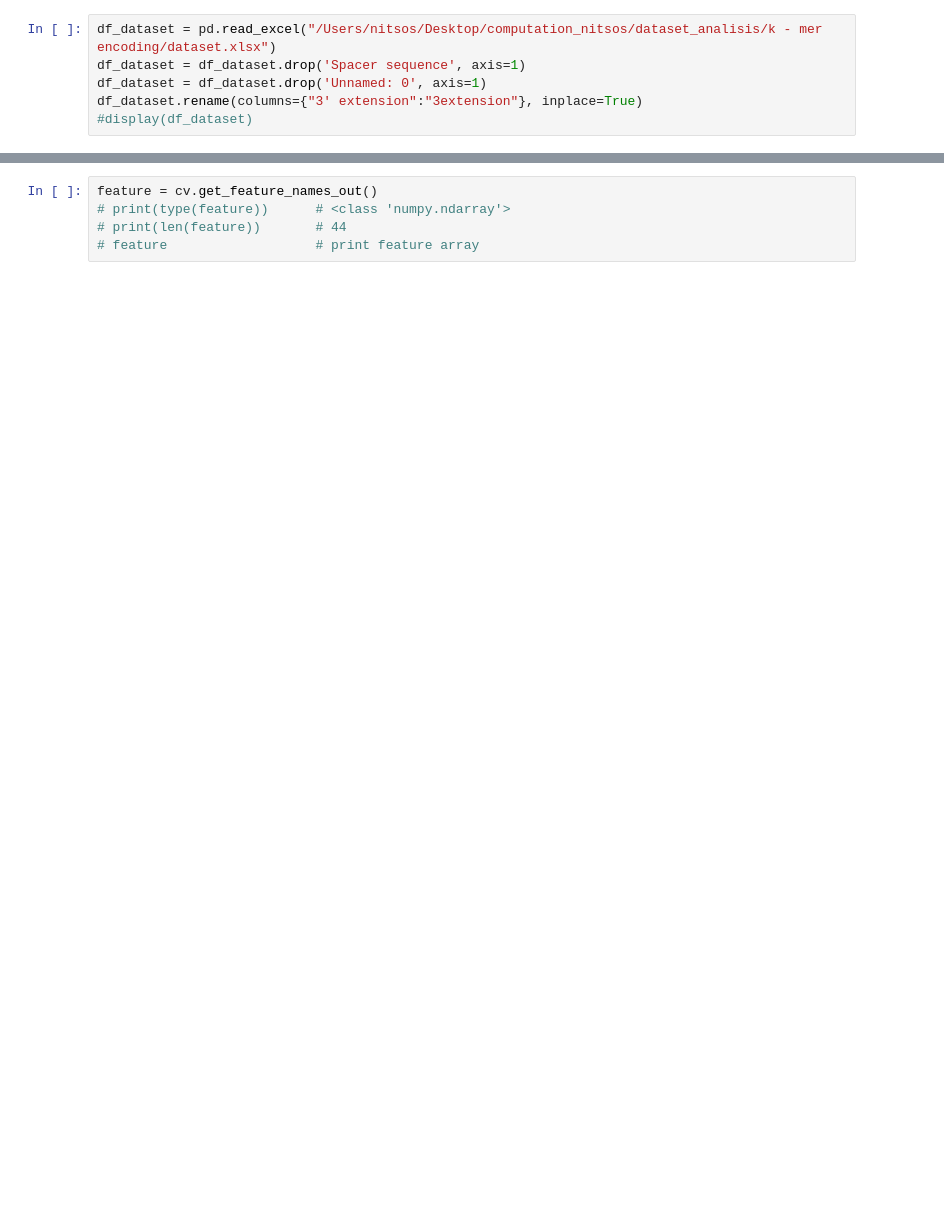
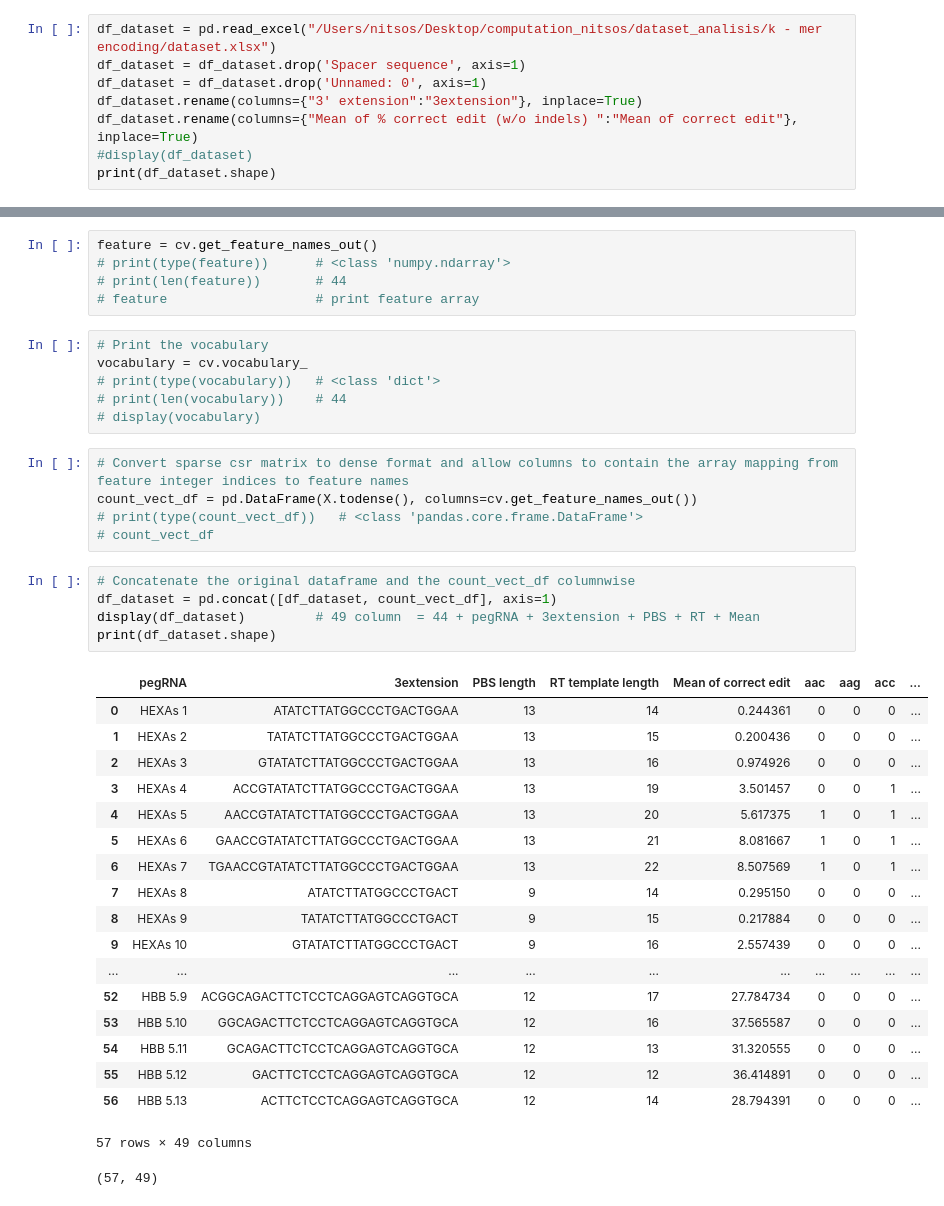
Before and after one commit to dimitrisnitsos/TP53_L194F_analysis, a Jupyter notebook: k - mer encoding/k_mer_encoding.ipynb, the cells around one changed output, grey strips where cells are left out. Cells and saved outputs as stored; diff of their text form; blank space fills up the shorter version.

```diff
--- a/k - mer encoding/k_mer_encoding.ipynb
+++ b/k - mer encoding/k_mer_encoding.ipynb
@@ -25,4 +25,6 @@ df_dataset = pd.read_excel("/Users/nitsos/Desktop/computation_nitsos/dataset_ana
 df_dataset = df_dataset.drop('Spacer sequence', axis=1)
 df_dataset = df_dataset.drop('Unnamed: 0', axis=1)
 df_dataset.rename(columns={"3' extension":"3extension"}, inplace=True)
+df_dataset.rename(columns={"Mean of % correct edit (w/o indels) ":"Mean of correct edit"}, inplace=True)
 #display(df_dataset)
+print(df_dataset.shape)
@@ -39,3 +43,39 @@ feature = cv.get_feature_names_out()
 # print(type(feature))      # <class 'numpy.ndarray'>
 # print(len(feature))       # 44
 # feature                   # print feature array
+# %%
+# Print the vocabulary
+vocabulary = cv.vocabulary_
+# print(type(vocabulary))   # <class 'dict'>
+# print(len(vocabulary))    # 44
+# display(vocabulary)
+# %%
+# Convert sparse csr matrix to dense format and allow columns to contain the array mapping from feature integer indices to feature names
+count_vect_df = pd.DataFrame(X.todense(), columns=cv.get_feature_names_out())
+# print(type(count_vect_df))   # <class 'pandas.core.frame.DataFrame'>
+# count_vect_df
+# %%
+# Concatenate the original dataframe and the count_vect_df columnwise
+df_dataset = pd.concat([df_dataset, count_vect_df], axis=1)
+display(df_dataset)         # 49 column  = 44 + pegRNA + 3extension + PBS + RT + Mean
+print(df_dataset.shape)
+# %% [output]
+|  | pegRNA | 3extension | PBS length | RT template length | Mean of correct edit | aac | aag | acc | ... |
+| 0 | HEXAs 1 | ATATCTTATGGCCCTGACTGGAA | 13 | 14 | 0.244361 | 0 | 0 | 0 | ... |
+| 1 | HEXAs 2 | TATATCTTATGGCCCTGACTGGAA | 13 | 15 | 0.200436 | 0 | 0 | 0 | ... |
+| 2 | HEXAs 3 | GTATATCTTATGGCCCTGACTGGAA | 13 | 16 | 0.974926 | 0 | 0 | 0 | ... |
+| 3 | HEXAs 4 | ACCGTATATCTTATGGCCCTGACTGGAA | 13 | 19 | 3.501457 | 0 | 0 | 1 | ... |
+| 4 | HEXAs 5 | AACCGTATATCTTATGGCCCTGACTGGAA | 13 | 20 | 5.617375 | 1 | 0 | 1 | ... |
+| 5 | HEXAs 6 | GAACCGTATATCTTATGGCCCTGACTGGAA | 13 | 21 | 8.081667 | 1 | 0 | 1 | ... |
+| 6 | HEXAs 7 | TGAACCGTATATCTTATGGCCCTGACTGGAA | 13 | 22 | 8.507569 | 1 | 0 | 1 | ... |
+| 7 | HEXAs 8 | ATATCTTATGGCCCTGACT | 9 | 14 | 0.295150 | 0 | 0 | 0 | ... |
+| 8 | HEXAs 9 | TATATCTTATGGCCCTGACT | 9 | 15 | 0.217884 | 0 | 0 | 0 | ... |
+| 9 | HEXAs 10 | GTATATCTTATGGCCCTGACT | 9 | 16 | 2.557439 | 0 | 0 | 0 | ... |
+| ... | ... | ... | ... | ... | ... | ... | ... | ... | ... |
+| 52 | HBB 5.9 | ACGGCAGACTTCTCCTCAGGAGTCAGGTGCA | 12 | 17 | 27.784734 | 0 | 0 | 0 | ... |
+| 53 | HBB 5.10 | GGCAGACTTCTCCTCAGGAGTCAGGTGCA | 12 | 16 | 37.565587 | 0 | 0 | 0 | ... |
+| 54 | HBB 5.11 | GCAGACTTCTCCTCAGGAGTCAGGTGCA | 12 | 13 | 31.320555 | 0 | 0 | 0 | ... |
+| 55 | HBB 5.12 | GACTTCTCCTCAGGAGTCAGGTGCA | 12 | 12 | 36.414891 | 0 | 0 | 0 | ... |
+| 56 | HBB 5.13 | ACTTCTCCTCAGGAGTCAGGTGCA | 12 | 14 | 28.794391 | 0 | 0 | 0 | ... |
+57 rows × 49 columns
+(57, 49)
```
Also changed, not shown: parts of 9 cells of this notebook.
